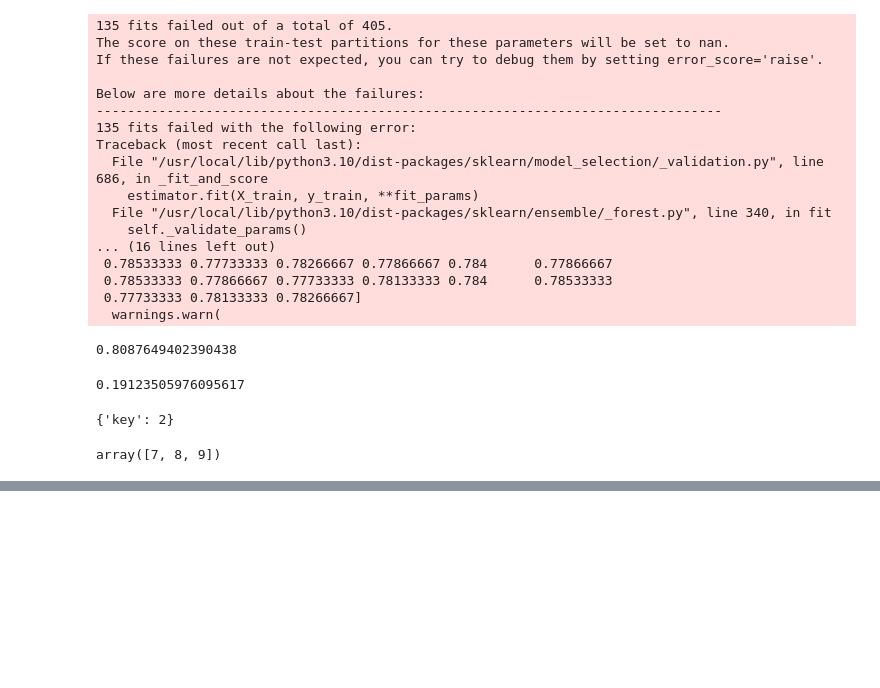
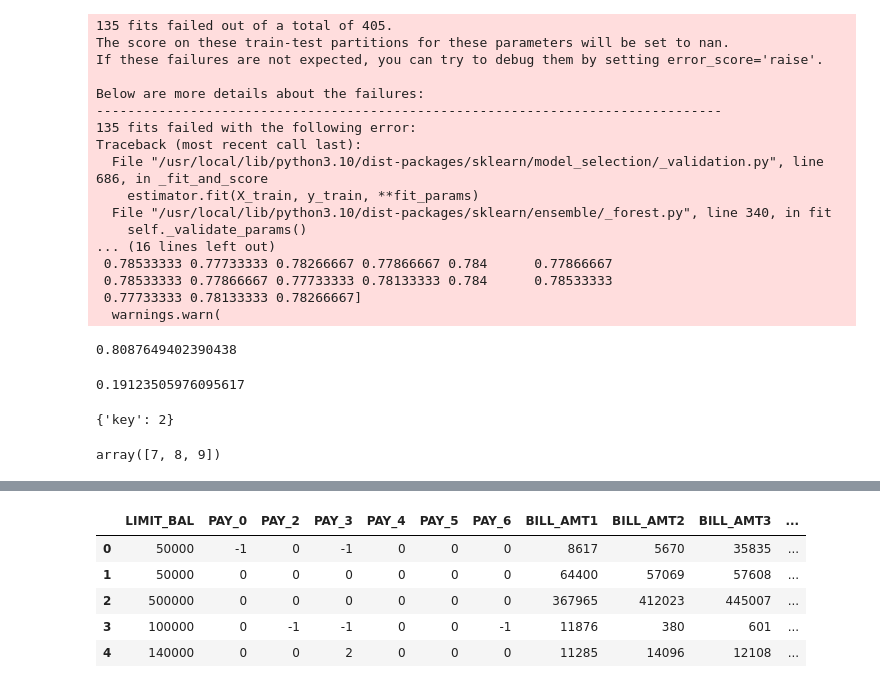
Before and after one commit to Abhikkumar619/CreditCard_fault_detection, a Jupyter notebook: research/Credit_card_fraud_Detection.ipynb, the cells around one changed output, grey strips where cells are left out. Cells and saved outputs as stored; diff of their text form; code cells hidden in the pictures; blank space fills up the shorter version.

```diff
--- a/research/Credit_card_fraud_Detection.ipynb
+++ b/research/Credit_card_fraud_Detection.ipynb
@@ -91,6 +99,7 @@ Index(['LIMIT_BAL', 'SEX', 'EDUCATION', 'MARRIAGE', 'AGE', 'PAY_0', 'PAY_2',
       dtype='object')
 # %%
 drop_column=['SEX','EDUCATION','MARRIAGE','AGE']
+data.drop(drop_column,axis=1, inplace=True)
 # %%
 data.drop(drop_column,axis=1, inplace=True)
 # %%
@@ -305,0 +325,12 @@ array([7, 8, 9])
+# %%
+drop_column=['SEX','EDUCATION','MARRIAGE','AGE']
+data.drop(drop_column,axis=1, inplace=True)
+# %%
+data.head()
+# %% [output]
+|  | LIMIT_BAL | PAY_0 | PAY_2 | PAY_3 | PAY_4 | PAY_5 | PAY_6 | BILL_AMT1 | BILL_AMT2 | BILL_AMT3 | ... |
+| 0 | 50000 | -1 | 0 | -1 | 0 | 0 | 0 | 8617 | 5670 | 35835 | ... |
+| 1 | 50000 | 0 | 0 | 0 | 0 | 0 | 0 | 64400 | 57069 | 57608 | ... |
+| 2 | 500000 | 0 | 0 | 0 | 0 | 0 | 0 | 367965 | 412023 | 445007 | ... |
+| 3 | 100000 | 0 | -1 | -1 | 0 | 0 | -1 | 11876 | 380 | 601 | ... |
+| 4 | 140000 | 0 | 0 | 2 | 0 | 0 | 0 | 11285 | 14096 | 12108 | ... |
```
Also changed, not shown: parts of 9 cells of this notebook, 8 other files.
